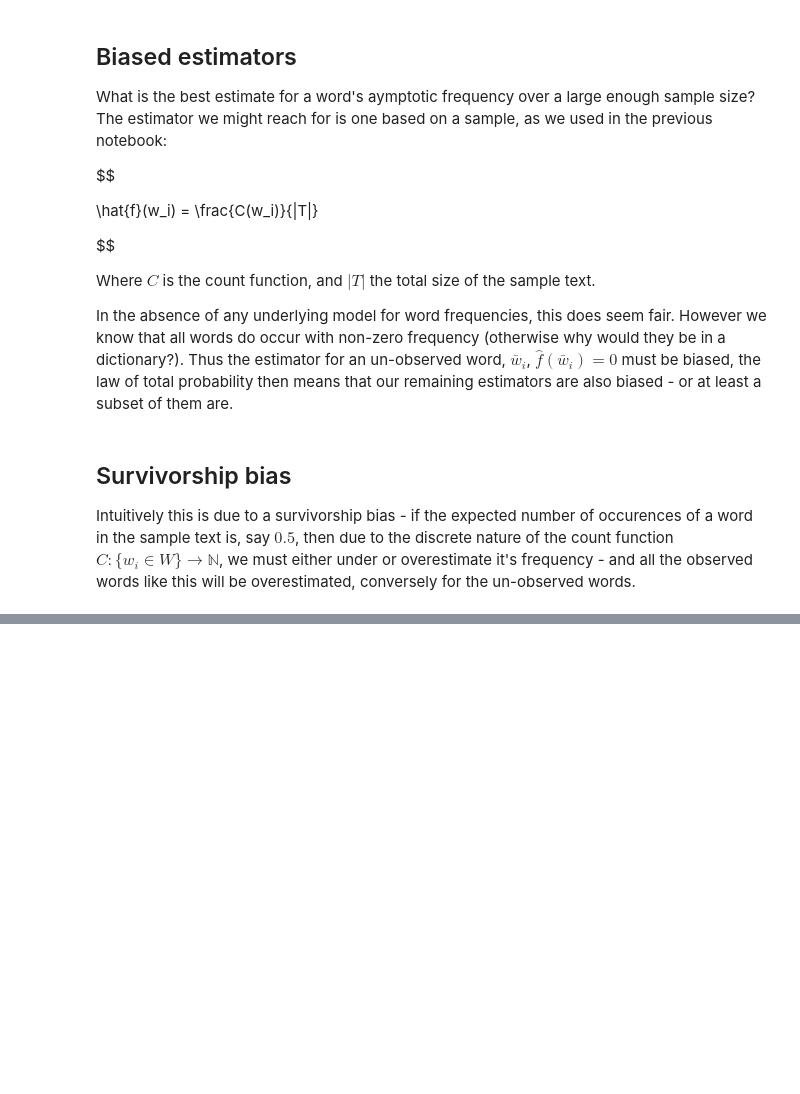
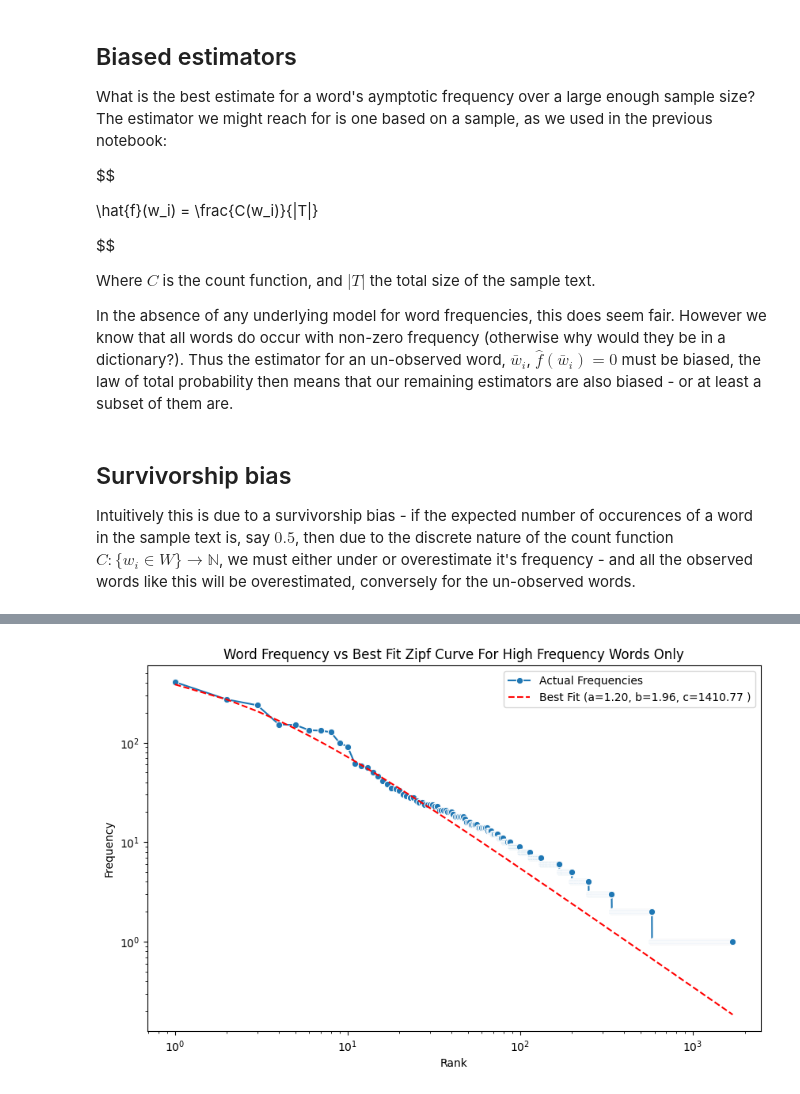
Before and after one commit to Matthew-Holmes/Linguine, a Jupyter notebook: Learning/Notebooks/zipf2.ipynb, the cells around one changed output, grey strips where cells are left out. Drawn from its saved outputs; the diff is of its cells as text; code cells hidden in the pictures; blank space fills up the shorter version.

```diff
--- a/Learning/Notebooks/zipf2.ipynb
+++ b/Learning/Notebooks/zipf2.ipynb
@@ -172,0 +277,11 @@ This approach ties together the ideas we've considered, and should lead to a muc
+# %%
+from tqdm import tqdm
+
+M = df["Frequency"].sum()
+u_hat = 0.0
+
+for i in tqdm(range(1,176048+1)):
+    p_i = (c_opt / 6166) / np.power(i + b_opt, a_opt)
+    p_not_i = (1.0 - p_i)
+    p_never_i = np.exp(M * np.log(p_not_i))
+    u_hat += p_never_i
@@ -172,0 +354,22 @@ This approach ties together the ideas we've considered, and should lead to a muc
+# %%
+df["Zipf_Fit"] = zipf_func(df["Rank"], optimal_a, b_opt, c_opt)
+
+# Plot actual frequencies vs Zipf's Law fit
+plt.figure(figsize=(10, 6))
+sns.lineplot(x=df["Rank"], y=df["Frequency"], label="Actual Frequencies", marker="o")
+sns.lineplot(x=df["Rank"], y=df["Zipf_Fit"], label=f"Best Fit (a={optimal_a:.2f}, b={b_opt:.2f}, c={c_opt:.2f} )", linestyle="dashed", color="red")
+
+# Log-log scale for better visualization
+plt.xscale("log")
+plt.yscale("log")
+
+# Labels and title
+plt.xlabel("Rank")
+plt.ylabel("Frequency")
+plt.title("Word Frequency vs Best Fit Zipf Curve For High Frequency Words Only")
+plt.legend()
+
+# Show plot
+plt.show()
+# %% [output]
+[figure, added]
```
Also changed, not shown: parts of 23 cells of this notebook.
